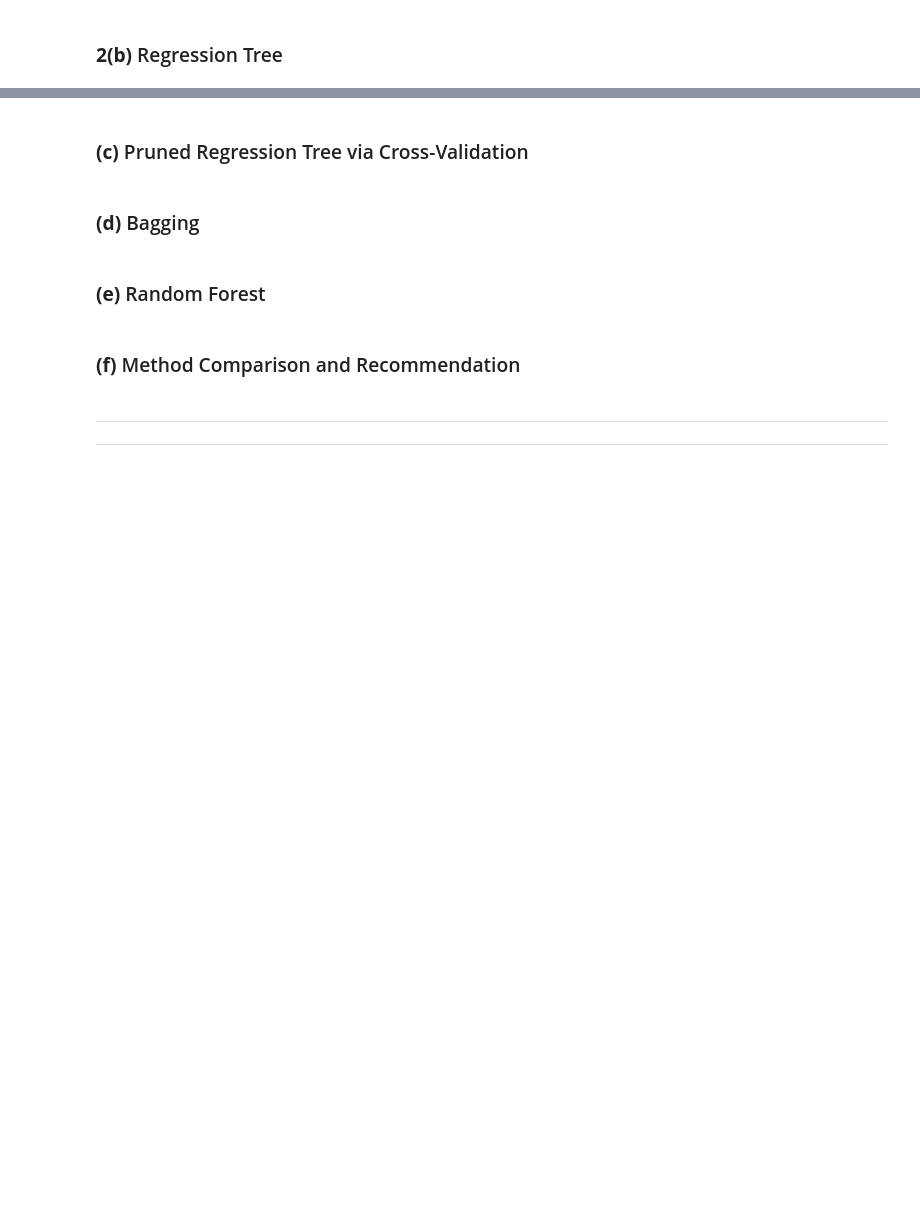
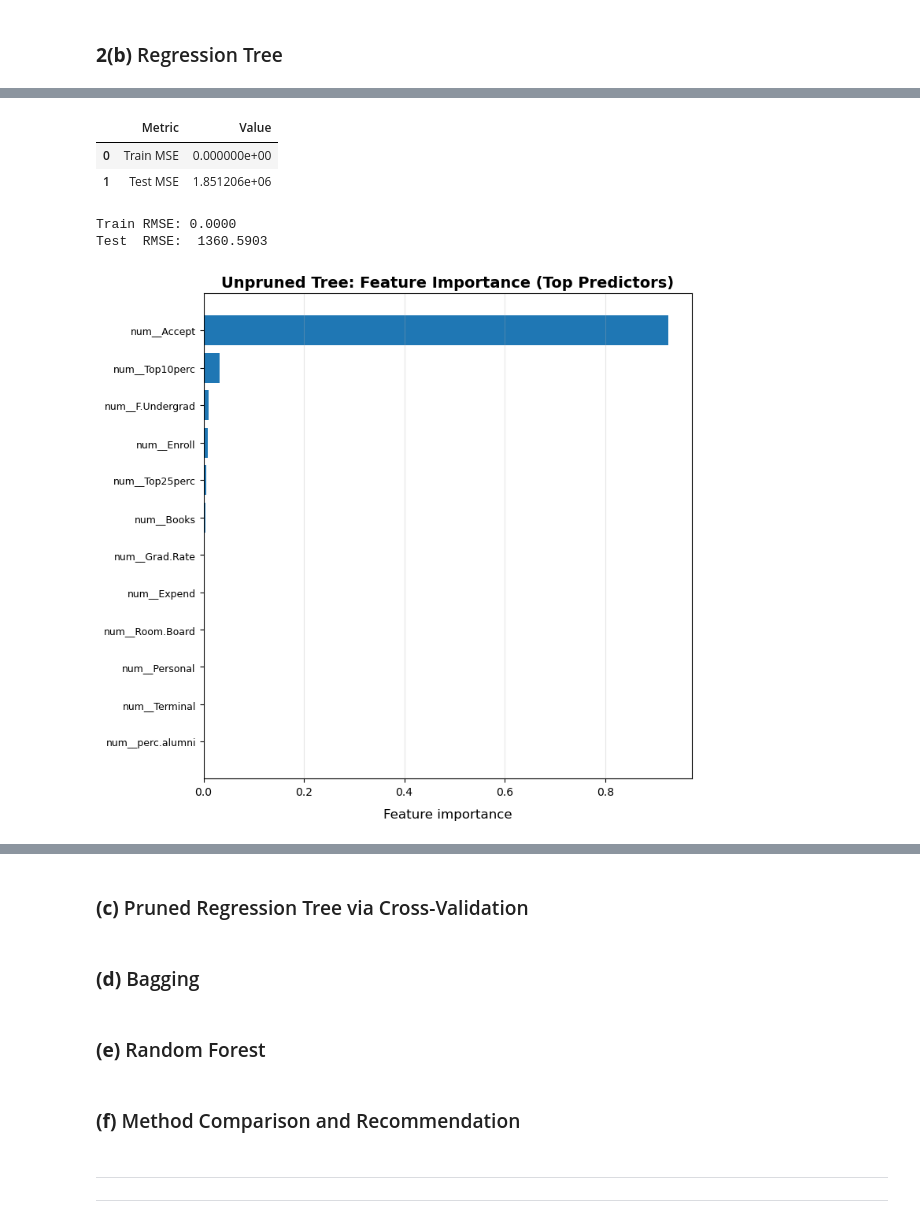
Before and after one commit to etoobian/STAT587_DS1_HW2, a Jupyter notebook: notebooks/STAT587_HW2.ipynb, the cells around one changed output, grey strips where cells are left out. Cells and saved outputs as stored; diff of their text form; code cells hidden in the pictures; blank space fills up the shorter version.

Commit message:
Q2b: reformat & add train mse,  var imp plot and table

```diff
--- a/notebooks/STAT587_HW2.ipynb
+++ b/notebooks/STAT587_HW2.ipynb
@@ -69,13 +69,20 @@ def vprint(*args, **kwargs):
 
 
 # FIGURES
-def save_fig(fig, filename, *, dpi=300):
+def save_fig(fig, filename, *, show=None, dpi=300):
     """Optionally save matplotlib figure to reports/figures and close it."""
+    if show is None:
+        show = VERBOSE
+
     if SAVE_FIGS:
         path = FIG_DIR / filename
         fig.savefig(path, dpi=dpi, bbox_inches="tight")
+        if show:
+            plt.show()
         plt.close(fig)
         return path
+    if show:
+        plt.show()
     plt.close(fig)
     return None
 
@@ -512,19 +535,49 @@ q1b_tree_summary_tex = wrap_table(
 # %%
 q1b_mse_tbl = pd.DataFrame(
-    {
-        "Metric": ["Test MSE"],
-        "Value": [q1b_test_mse],
-    }
+    {"Metric": ["Train MSE", "Test MSE"], "Value": [q1b_train_mse, q1b_test_mse]}
 )
 
-q1b_mse_tex = wrap_table(
-    df_to_tabular_tex(q1b_mse_tbl, float_fmt="%.4f", index=False),
-    caption="Test-set mean squared error (MSE) for the unpruned regression tree.",
-    label="tab:q1b-tree-test-mse",
+_ = save_tex_table(
+    q1b_mse_tbl,
+    "q1b_tree_mse.tex",
+    caption="Train and test mean squared error (MSE) for the unpruned regression tree.",
+    label="tab:q1b-tree-mse",
+    float_fmt="%.4f",
+    index=False,
 )
 
-(TAB_DIR / "q1b_tree_test_mse.tex").write_text(q1b_mse_tex)
+if VERBOSE:
+    display(q1b_mse_tbl)
+# %% [output]
+|  | Metric | Value |
+| 0 | Train MSE | 0.000000e+00 |
+| 1 | Test MSE | 1.851206e+06 |
 # %%
-# Sanity check from large MSE
-q1b_test_rmse = np.sqrt(q1b_test_mse)
-# q1b_test_rmse
+# Sanity check from large MSEs
+q1b_train_rmse = float(np.sqrt(q1b_train_mse))
+q1b_test_rmse = float(np.sqrt(q1b_test_mse))
+
+if VERBOSE:
+    print(f"Train RMSE: {q1b_train_rmse:.4f}")
+    print(f"Test  RMSE:  {q1b_test_rmse:.4f}")
+# %% [output]
+Train RMSE: 0.0000
+Test  RMSE:  1360.5903
+# %%
+# Feature Importance
+q1b_feature_names = q1b_tree.named_steps["preprocess"].get_feature_names_out()
+q1b_importances = q1b_model.feature_importances_
+
+# Sanity check
+assert np.isclose(q1b_importances.sum(), 1.0), "Tree importances do not sum to 1."
+
+# Save plot
+_ =save_importance_plot(
+    q1b_feature_names,
+    q1b_importances,
+    filename_png="q1b_tree_importance.png",
+    title="Unpruned Tree: Feature Importance (Top Predictors)",
+    top_k=12,
+)
+# %% [output]
+[figure, added]
```
Also changed, not shown: parts of 10 cells of this notebook, 3 other files.
